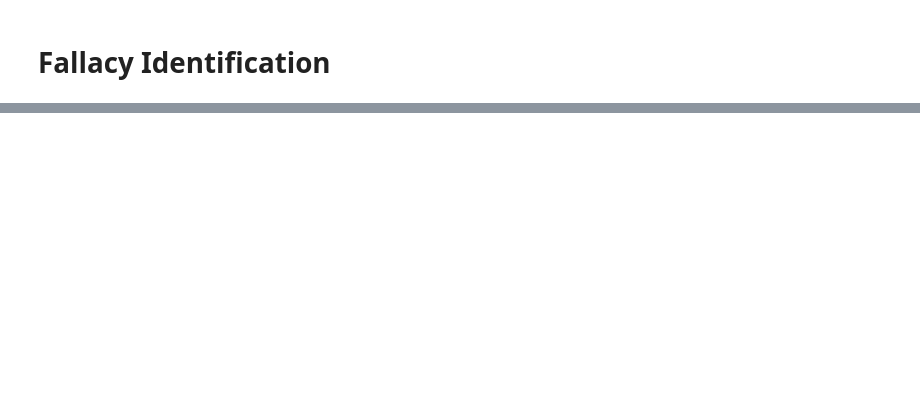
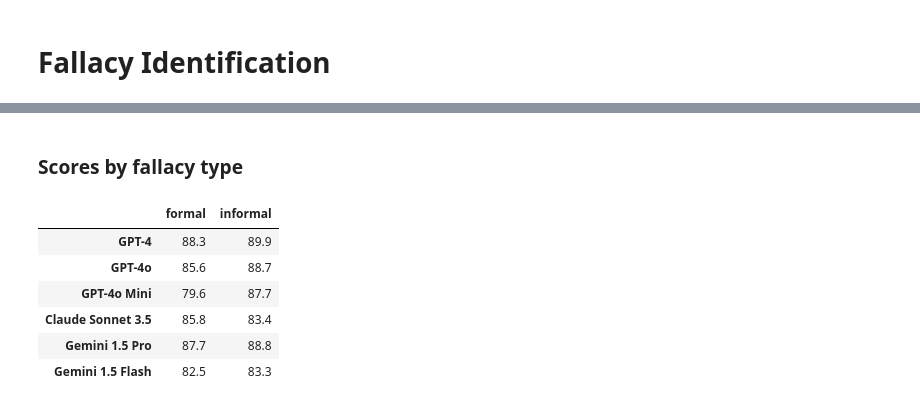
Before and after one commit to aimfeld/fallacy-detection, a Jupyter notebook: analysis.ipynb, the cells around one changed output, grey strips where cells are left out. Cells and saved outputs as stored; diff of their text form; code cells hidden in the pictures; blank space fills up the shorter version.

```diff
--- a/analysis.ipynb
+++ b/analysis.ipynb
@@ -75,0 +77,13 @@ plt.show()
+# %% [markdown]
+### Scores by fallacy type
+# %%
+df_category_accuracies = get_fallacy_identification_grouped_accuracies(df_fallacies, ['category'])
+df_category_accuracies
+# %% [output]
+|  | formal | informal |
+| GPT-4 | 88.3 | 89.9 |
+| GPT-4o | 85.6 | 88.7 |
+| GPT-4o Mini | 79.6 | 87.7 |
+| Claude Sonnet 3.5 | 85.8 | 83.4 |
+| Gemini 1.5 Pro | 87.7 | 88.8 |
+| Gemini 1.5 Flash | 82.5 | 83.3 |
```
Also changed, not shown: parts of 9 cells of this notebook, 2 other files.
